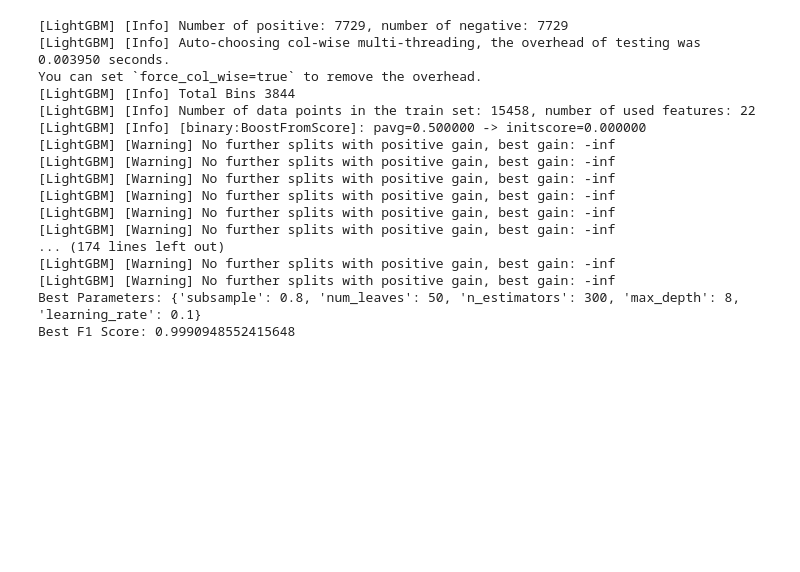
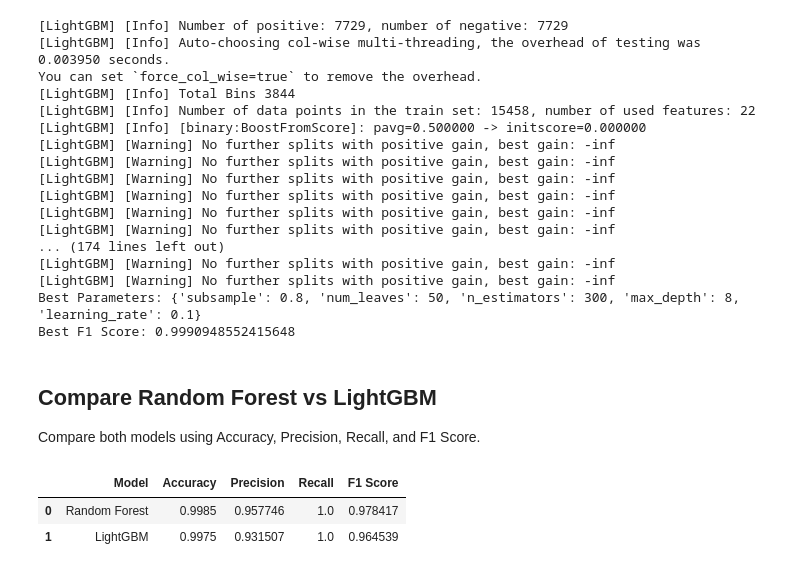
Before and after one commit to Anas-tp/DSML-project-, a Jupyter notebook: Notebooks/eda.ipynb, the cells around one changed output. Cells and saved outputs as stored; diff of their text form; code cells hidden in the pictures; blank space fills up the shorter version.

Commit message:
Compare Random Forest and LightGBM performance

```diff
--- a/Notebooks/eda.ipynb
+++ b/Notebooks/eda.ipynb
@@ -732,3 +732,33 @@ You can set `force_col_wise=true` to remove the overhead.
 [LightGBM] [Warning] No further splits with positive gain, best gain: -inf
 Best Parameters: {'subsample': 0.8, 'num_leaves': 50, 'n_estimators': 300, 'max_depth': 8, 'learning_rate': 0.1}
 Best F1 Score: 0.9990948552415648
+# %% [markdown]
+## Compare Random Forest vs LightGBM
+Compare both models using Accuracy, Precision, Recall, and F1 Score.
+# %%
+import pandas as pd
+from sklearn.metrics import accuracy_score, precision_score, recall_score, f1_score
+
+rf_metrics = {
+    "Model": "Random Forest",
+    "Accuracy": accuracy_score(y_test, y_pred_tuned),
+    "Precision": precision_score(y_test, y_pred_tuned),
+    "Recall": recall_score(y_test, y_pred_tuned),
+    "F1 Score": f1_score(y_test, y_pred_tuned)
+}
+
+lgbm_metrics = {
+    "Model": "LightGBM",
+    "Accuracy": accuracy_score(y_test, y_pred_lgbm),
+    "Precision": precision_score(y_test, y_pred_lgbm),
+    "Recall": recall_score(y_test, y_pred_lgbm),
+    "F1 Score": f1_score(y_test, y_pred_lgbm)
+}
+
+comparison = pd.DataFrame([rf_metrics, lgbm_metrics])
+
+comparison
+# %% [output]
+|  | Model | Accuracy | Precision | Recall | F1 Score |
+| 0 | Random Forest | 0.9985 | 0.957746 | 1.0 | 0.978417 |
+| 1 | LightGBM | 0.9975 | 0.931507 | 1.0 | 0.964539 |
```
